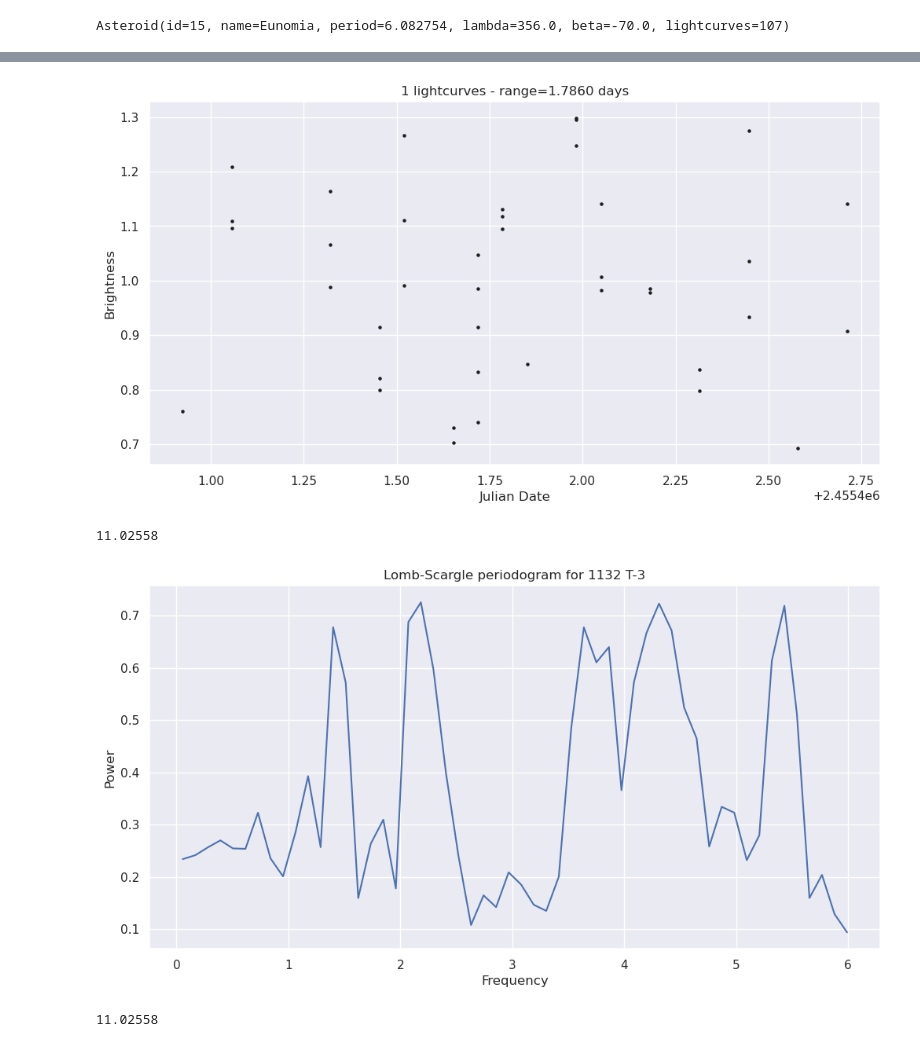
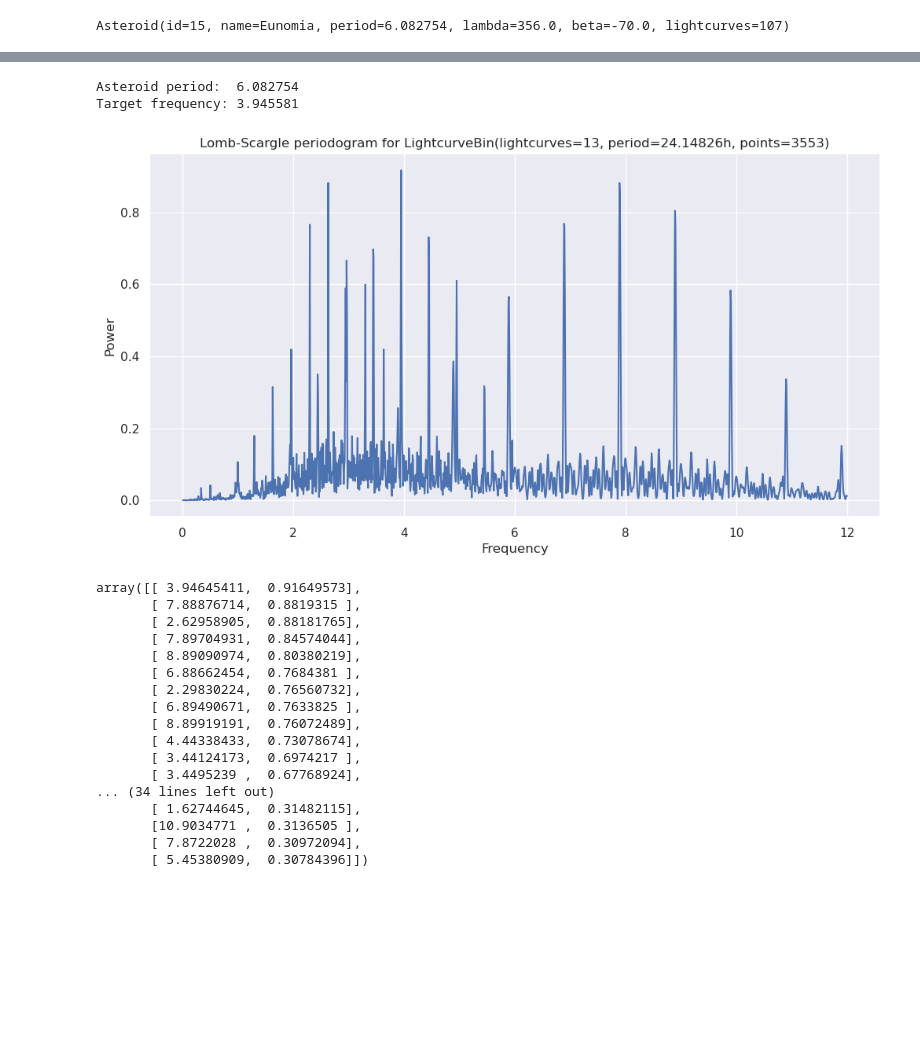
Before and after one commit to Vosloo/asteroid-lightcurves, a Jupyter notebook: notebooks/stats.ipynb, the cells around one changed output, grey strips where cells are left out. Saved outputs shown, nothing was run; the diff lists cells and outputs as text; code cells hidden in the pictures; blank space fills up the shorter version.

```diff
--- a/notebooks/stats.ipynb
+++ b/notebooks/stats.ipynb
@@ -20,6 +20,7 @@ asteroid_loader = AsteroidLoader(DATA_DIR)
 lightcurve_binner = LightcurveBinner()
 lightcurve_plotter = LightcurvePlotter()
 lightcurve_splitter = LightcurveSplitter()
+frequency_decomposer = FrequencyDecomposer()
 # %%
 asteroids = sorted((
     asteroid_loader.load_asteroid(name) for name in asteroid_loader.available_asteroids
@@ -156,26 +136,27 @@ lightcurve_plotter.plot_phased_lightcurves(asteroid.lightcurves, period=asteroid
-# %%
-lightcurve_plotter.plot_lightcurves(_bin)
-# %% [output]
-[figure, removed]
-# %%
-asteroid.period
-# %% [output]
-11.02558
-# %%
-freq, power = LombScargle(_bin.times, _bin.brightnesses, nterms=3).autopower(maximum_frequency=6)
-
-idx = np.argsort(power)[::-1][:100]
-top_k_freqs = freq[idx]
-
-fig = plt.plot(freq, power)
-
-plt.xlabel("Frequency")
-plt.ylabel("Power")
-plt.title(f"Lomb-Scargle periodogram for {asteroid.name}")
-plt.show()
-# %% [output]
-[figure, removed]
-# %%
-asteroid.period
-# %% [output]
-11.02558
+# %%
+print(f"Asteroid period: {asteroid.period:>9}")
+print(f"Target frequency: {24 * 1 / asteroid.period:.6f}")
+# %% [output]
+Asteroid period:  6.082754
+Target frequency: 3.945581
+# %%
+frequency_decomposer.decompose_bin(_bin, fourier_nterms=3, top_k=50, max_freq=12, show_plot=True)
+# %% [output]
+[figure, added]
+array([[ 3.94645411,  0.91649573],
+       [ 7.88876714,  0.8819315 ],
+       [ 2.62958905,  0.88181765],
+       [ 7.89704931,  0.84574044],
+       [ 8.89090974,  0.80380219],
+       [ 6.88662454,  0.7684381 ],
+       [ 2.29830224,  0.76560732],
+       [ 6.89490671,  0.7633825 ],
+       [ 8.89919191,  0.76072489],
+       [ 4.44338433,  0.73078674],
+       [ 3.44124173,  0.6974217 ],
+       [ 3.4495239 ,  0.67768924],
+... (34 lines left out)
+       [ 1.62744645,  0.31482115],
+       [10.9034771 ,  0.3136505 ],
+       [ 7.8722028 ,  0.30972094],
+       [ 5.45380909,  0.30784396]])
```
Also changed, not shown: parts of 13 cells of this notebook, 1 other file.
